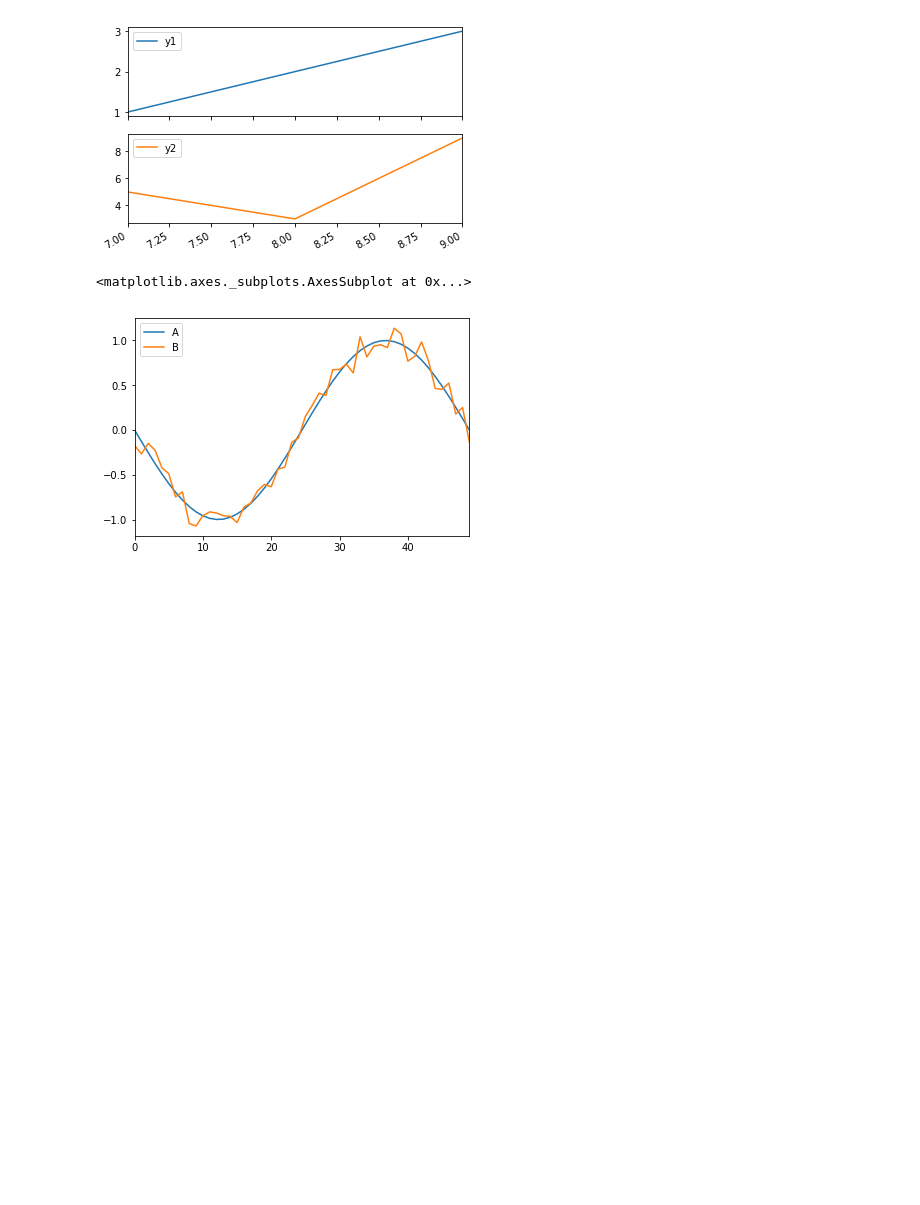
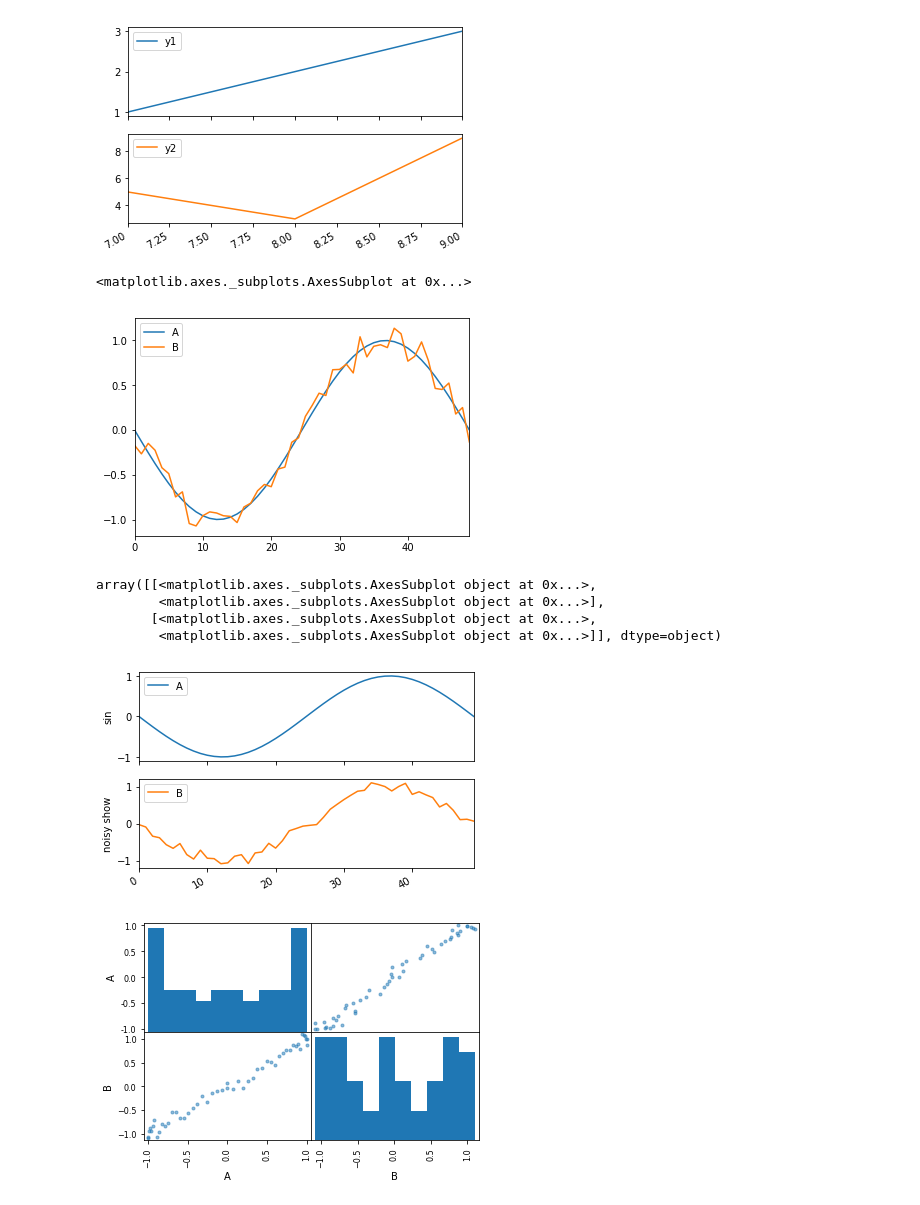
Before and after one commit to biosckon/python_notes, a Jupyter notebook: day3.ipynb, the cells around one changed output. Saved outputs shown, nothing was run; the diff lists cells and outputs as text; code cells hidden in the pictures; blank space fills up the shorter version.

```diff
--- a/day3.ipynb
+++ b/day3.ipynb
@@ -691,3 +691,15 @@ df.plot()
 # %% [output]
 <matplotlib.axes._subplots.AxesSubplot at 0x...>
 [figure]
+# %%
+dfplot = df.plot(subplots=True)
+dfplot[0].set_ylabel('sin')
+dfplot[1].set_ylabel('noisy show')
+pd.scatter_matrix(df)
+# %% [output]
+array([[<matplotlib.axes._subplots.AxesSubplot object at 0x...>,
+        <matplotlib.axes._subplots.AxesSubplot object at 0x...>],
+       [<matplotlib.axes._subplots.AxesSubplot object at 0x...>,
+        <matplotlib.axes._subplots.AxesSubplot object at 0x...>]], dtype=object)
+[figure, added]
+[figure, added]
```
Also changed, not shown: parts of 25 cells of this notebook.
